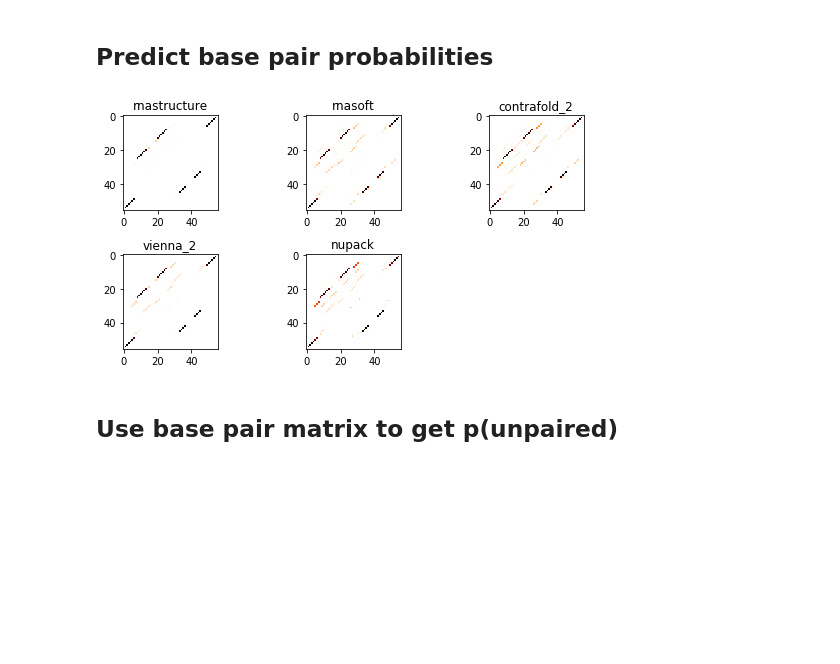
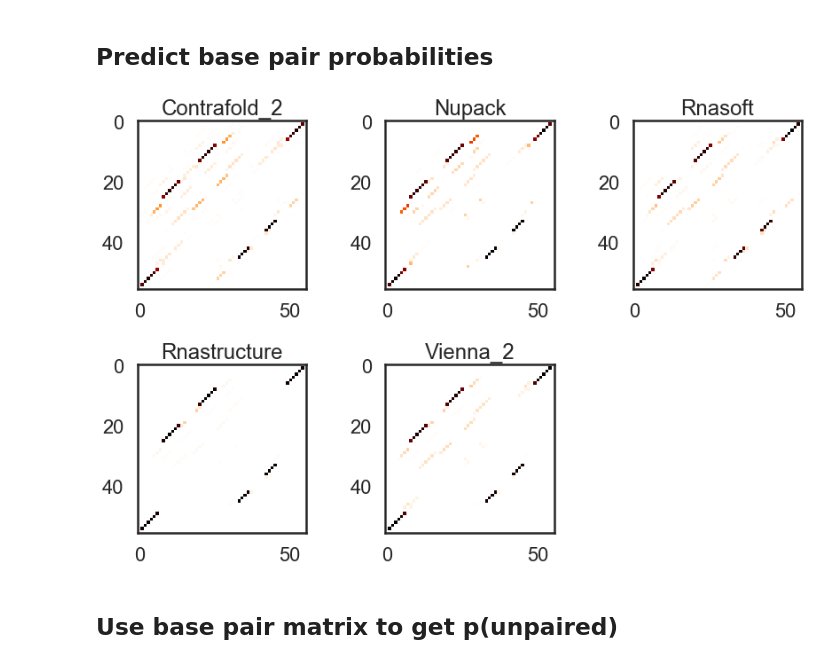
Before and after one commit to DasLab/arnie, a Jupyter notebook: notebooks/start_here.ipynb, the cells around one changed output. Drawn from its saved outputs; the diff is of its cells as text; code cells hidden in the pictures; blank space fills up the shorter version.

```diff
--- a/notebooks/start_here.ipynb
+++ b/notebooks/start_here.ipynb
@@ -3,6 +3,9 @@
 %autoreload 2
 %pylab inline
 
+import seaborn as sns
+sns.set_context('poster')
+sns.set_style('white')
 import numpy as np
 from arnie.pfunc import pfunc
 from arnie.free_energy import free_energy
@@ -126,18 +129,19 @@ Vienna: -16.91
 # %% [markdown]
 ## Predict base pair probabilities
 # %%
-figure(figsize=(8,4))
+figure(figsize=(12,8))
 
-for i,pkg in enumerate(avail_packages):
+for i,pkg in enumerate(sorted(avail_packages)):
     bp_matrix = bpps(sequence, package=pkg)
     subplot(2,3,i+1)
+    axis(linewidth=0.5)
     imshow(bp_matrix,cmap='gist_heat_r')
-    title(pkg)
+    title(pkg.title())
 
 tight_layout()
-savefig('../assets/example_base_pair_matrices.png',bbox_inches='tight')
+savefig('../assets/example_base_pair_matrices.png',dpi=150, bbox_inches='tight')
 # %% [output]
-[figure, old version]
+[figure, new version]
 # %% [markdown]
 ## Use base pair matrix to get p(unpaired)
 # %%
```
Also changed, not shown: parts of 1 cell of this notebook, 2 other files.
